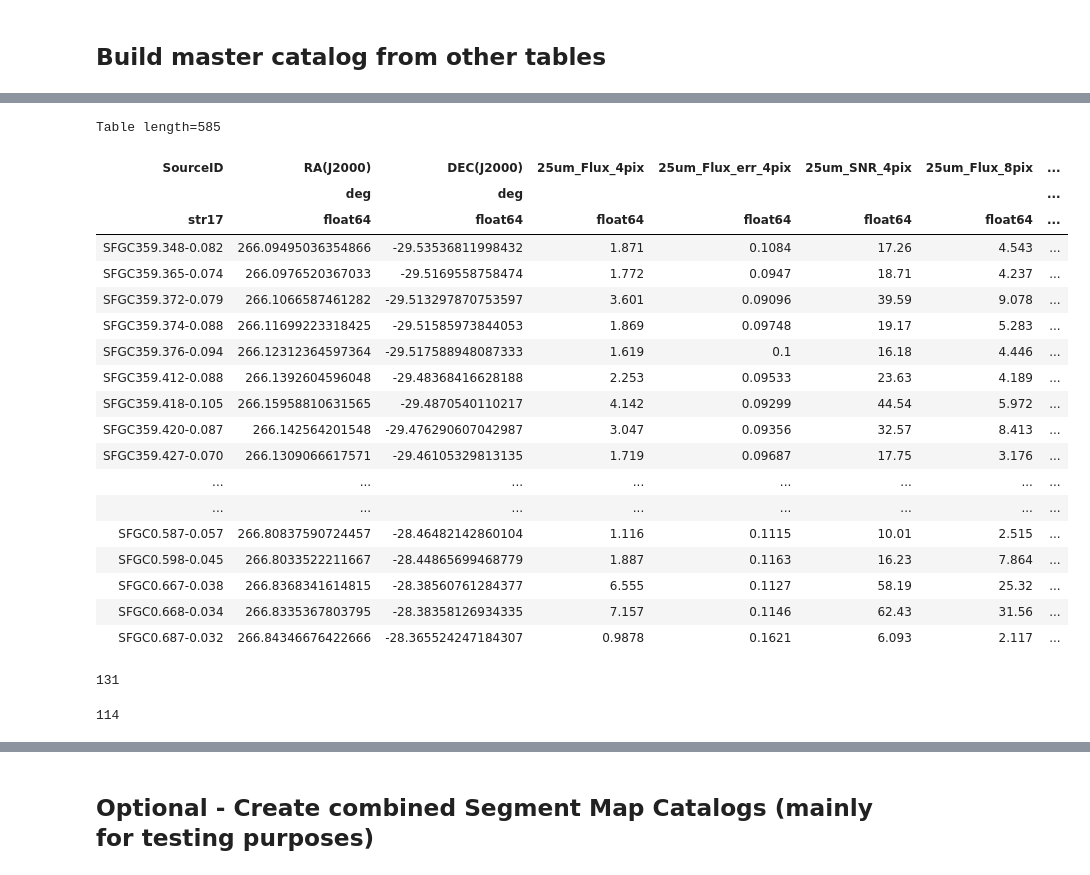
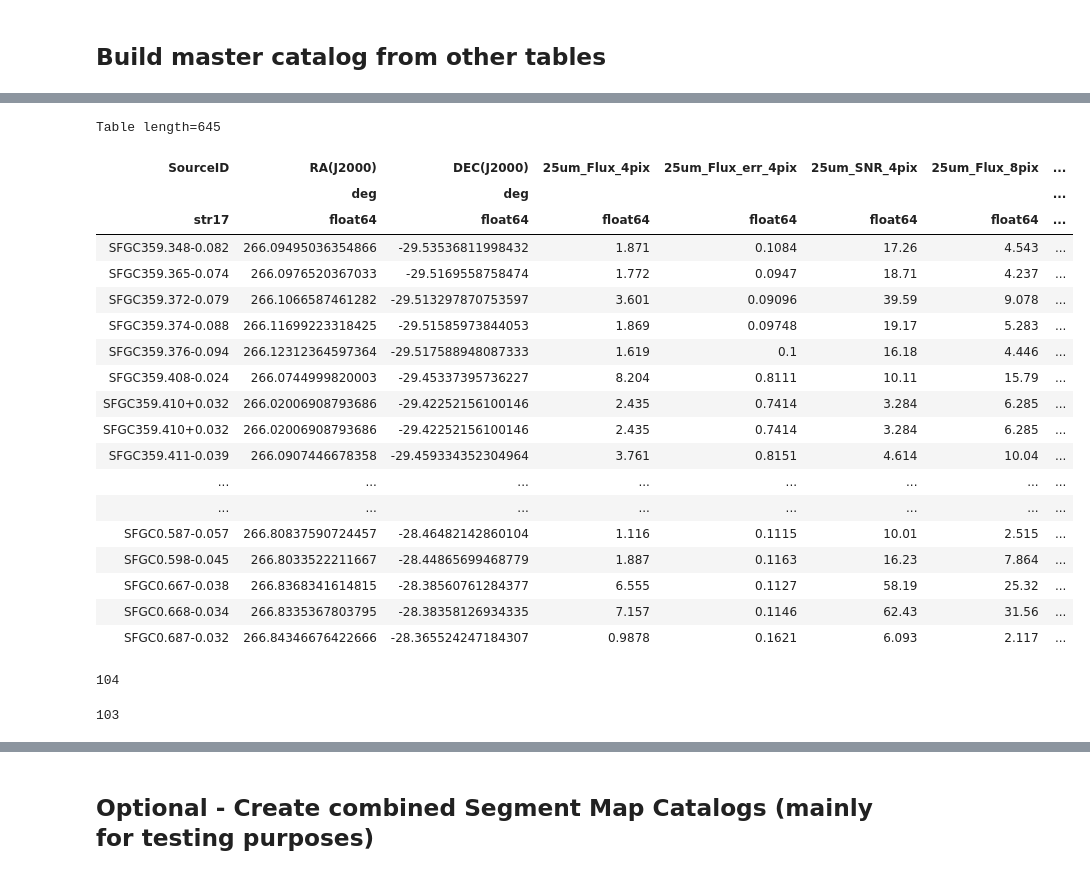
Before and after one commit to mjhankins/SFGCphotcode, a Jupyter notebook: SourceCatalog_CombineFields.ipynb, the cells around one changed output, grey strips where cells are left out. Saved outputs shown, nothing was run; the diff lists cells and outputs as text; code cells hidden in the pictures.

Commit message:
updates to table structure in combined catalog

```diff
--- a/SourceCatalog_CombineFields.ipynb
+++ b/SourceCatalog_CombineFields.ipynb
@@ -1236,7 +1288,7 @@ if 'sky_centroid' in mastercat.columns:
 
 
 for col in mastercat.colnames:
-    if col!='RA(J2000)' and col!='DEC(J2000)' and col!='type' and col!='SourceID': #skip columns that aren't relevant
+    if col!='RA(J2000)' and col!='DEC(J2000)' and col!='type' and col!='SourceID' and col!='25um_BestModel' and col!='37um_BestModel': #skip columns that aren't relevant
         mastercat[col].info.format = '%.4G'
 
 
@@ -1295,28 +1344,25 @@ mastercat['25phot_qflag'][crit3]=mastercat['25phot_qflag'][crit3]+1
 # %%
 #quality flag for photometry
-mastercat['37phot_qflag']=0
+mastercat['37ApPhot_qflag']=0
+mastercat['37Ap_5.5pix_UL']=0.
+mastercat['37Ap_10.5pix_UL']=0.
+mastercat['37Ap_14pix_UL']=0.
 
-crit37=5.0
+crit37=3.0 #flag any sources with SNR<3
 
 #provide upper limits for 37 um sources
 crit4=mastercat['37um_SNR_5.5pix']<crit37
-#mastercat['37um_Flux_5.5pix'][crit4]=mastercat['37um_Flux_err_5.5pix'][crit4]*3+mastercat['37um_Flux_5.5pix'][crit4]
-#mastercat['37um_SNR_5.5pix'][crit4]=-1
-#mastercat['37ApRatio10.5_5.5'][crit4]=-1
-mastercat['37phot_qflag'][crit4]=100
+mastercat['37ApPhot_qflag'][crit4]=100
+mastercat['37Ap_5.5pix_UL'][crit4]=mastercat['37um_Flux_5.5pix'][crit4]+3*mastercat['37um_Flux_err_5.5pix'][crit4]
 
 crit5=mastercat['37um_SNR_10.5pix']<crit37
-#mastercat['37um_Flux_10.5pix'][crit5]=mastercat['37um_Flux_err_10.5pix'][crit5]*3+mastercat['37um_Flux_10.5pix'][crit5]
-#mastercat['37um_SNR_10.5pix'][crit5]=-1
-#mastercat['37ApRatio10.5_5.5'][crit5]=-1
-#mastercat['37ApRatio14_10.5'][crit5]=-1
-mastercat['37phot_qflag'][crit5]=mastercat['37phot_qflag'][crit5]+10
+mastercat['37ApPhot_qflag'][crit5]=mastercat['37ApPhot_qflag'][crit5]+10
+mastercat['37Ap_10.5pix_UL'][crit5]=mastercat['37um_Flux_10.5pix'][crit5]+3*mastercat['37um_Flux_err_10.5pix'][crit5]
+
 
 crit6=mastercat['37um_SNR_14pix']<crit37
-#mastercat['37um_Flux_14pix'][crit6]=mastercat['37um_Flux_err_14pix'][crit6]*3+mastercat['37um_Flux_14pix'][crit6]
-#mastercat['37um_SNR_14pix'][crit6]=-1
-#mastercat['37ApRatio14_10.5'][crit6]=-1
-mastercat['37phot_qflag'][crit6]=mastercat['37phot_qflag'][crit6]+1
+mastercat['37ApPhot_qflag'][crit6]=mastercat['37ApPhot_qflag'][crit6]+1
+mastercat['37Ap_14pix_UL'][crit6]=mastercat['37um_Flux_14pix'][crit6]+3*mastercat['37um_Flux_err_14pix'][crit6]
 # %%
 #add an ID to table for easy tracking of sources in human vetting
 mastercat['id']=np.linspace(1,len(mastercat),len(mastercat),dtype=np.int64)
@@ -1346,22 +1444,22 @@ Table length=832
 # %%
 #checks on table quantities
 # %%
-bestsources=np.logical_and(mastercat['25phot_qflag']==0,mastercat['37phot_qflag']==0)
+bestsources=np.logical_and(mastercat['25ApPhot_qflag']==0,mastercat['37ApPhot_qflag']==0)
 mastercat[bestsources]
 # %% [output]
-Table length=585
+Table length=645
 | SourceID | RA(J2000) | DEC(J2000) | 25um_Flux_4pix | 25um_Flux_err_4pix | 25um_SNR_4pix | 25um_Flux_8pix | ... |
 |  | deg | deg |  |  |  |  | ... |
 | str17 | float64 | float64 | float64 | float64 | float64 | float64 | ... |
 | SFGC359.348-0.082 | 266.09495036354866 | -29.53536811998432 | 1.871 | 0.1084 | 17.26 | 4.543 | ... |
 | SFGC359.365-0.074 | 266.0976520367033 | -29.5169558758474 | 1.772 | 0.0947 | 18.71 | 4.237 | ... |
 | SFGC359.372-0.079 | 266.1066587461282 | -29.513297870753597 | 3.601 | 0.09096 | 39.59 | 9.078 | ... |
 | SFGC359.374-0.088 | 266.11699223318425 | -29.51585973844053 | 1.869 | 0.09748 | 19.17 | 5.283 | ... |
 | SFGC359.376-0.094 | 266.12312364597364 | -29.517588948087333 | 1.619 | 0.1 | 16.18 | 4.446 | ... |
-| SFGC359.412-0.088 | 266.1392604596048 | -29.48368416628188 | 2.253 | 0.09533 | 23.63 | 4.189 | ... |
-| SFGC359.418-0.105 | 266.15958810631565 | -29.4870540110217 | 4.142 | 0.09299 | 44.54 | 5.972 | ... |
-| SFGC359.420-0.087 | 266.142564201548 | -29.476290607042987 | 3.047 | 0.09356 | 32.57 | 8.413 | ... |
-| SFGC359.427-0.070 | 266.1309066617571 | -29.46105329813135 | 1.719 | 0.09687 | 17.75 | 3.176 | ... |
+| SFGC359.408-0.024 | 266.0744999820003 | -29.45337395736227 | 8.204 | 0.8111 | 10.11 | 15.79 | ... |
+| SFGC359.410+0.032 | 266.02006908793686 | -29.42252156100146 | 2.435 | 0.7414 | 3.284 | 6.285 | ... |
+| SFGC359.410+0.032 | 266.02006908793686 | -29.42252156100146 | 2.435 | 0.7414 | 3.284 | 6.285 | ... |
+| SFGC359.411-0.039 | 266.0907446678358 | -29.459334352304964 | 3.761 | 0.8151 | 4.614 | 10.04 | ... |
 | ... | ... | ... | ... | ... | ... | ... | ... |
 | ... | ... | ... | ... | ... | ... | ... | ... |
 | SFGC0.587-0.057 | 266.80837590724457 | -28.46482142860104 | 1.116 | 0.1115 | 10.01 | 2.515 | ... |
@@ -1370,19 +1468,19 @@ Table length=585
 | SFGC0.668-0.034 | 266.8335367803795 | -28.38358126934335 | 7.157 | 0.1146 | 62.43 | 31.56 | ... |
 | SFGC0.687-0.032 | 266.84346676422666 | -28.365524247184307 | 0.9878 | 0.1621 | 6.093 | 2.117 | ... |
 # %%
-poor25=mastercat['25phot_qflag']==111
+poor25=mastercat['25ApPhot_qflag']==111
 badsources=mastercat[poor25]
 makeDS9reg('sources_25_photflag_111.reg',badsources,r,label='id');
 len(badsources)
 # %% [output]
-131
+104
 # %%
-poor37=mastercat['37phot_qflag']==111
+poor37=mastercat['37ApPhot_qflag']==111
 badsources=mastercat[poor37]
 makeDS9reg('sources_37_photflag_111.reg',badsources,r,label='id');
 len(badsources)
 # %% [output]
-114
+103
 # %%
 #poor=np.logical_and(mastercat['25phot_qflag']>1,mastercat['37phot_qflag']>1)
 #badsources=mastercat[poor]
```
Also changed, not shown: parts of 31 cells of this notebook, 1 other file.
